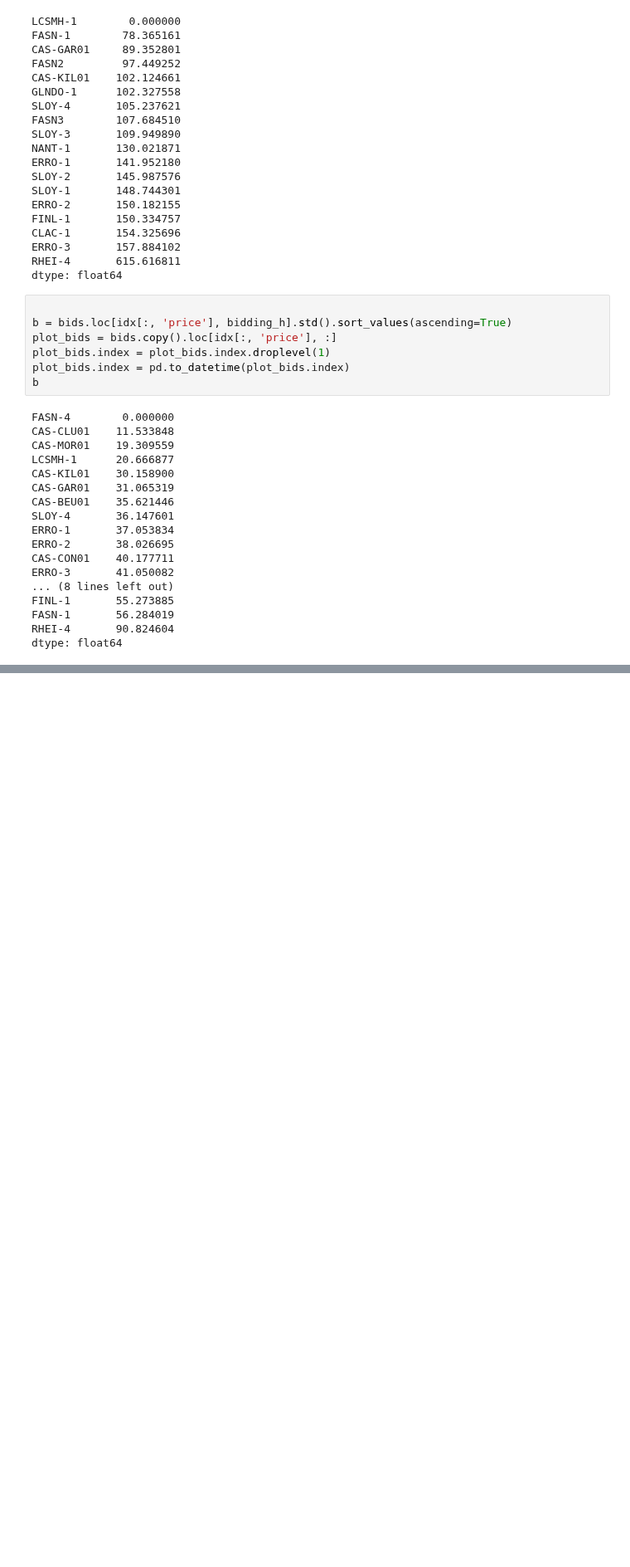
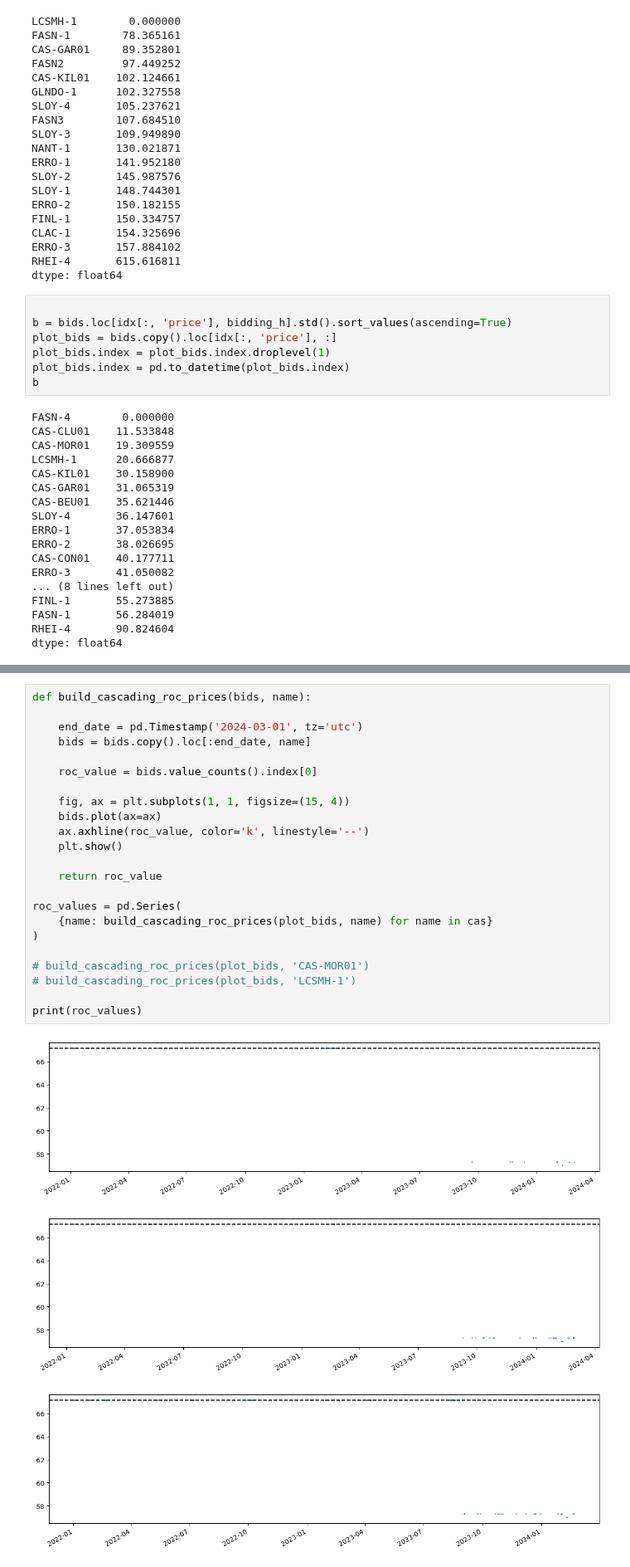
Before and after one commit to LukasFrankenQ/GBPower, a Jupyter notebook: notebooks/build_hydro.ipynb, the cells around one changed output, grey strips where cells are left out. Shown at 83% size. Saved outputs shown, nothing was run; the diff lists cells and outputs as text; blank space fills up the shorter version.

```diff
--- a/notebooks/build_hydro.ipynb
+++ b/notebooks/build_hydro.ipynb
@@ -149,0 +146,27 @@ plot_bids.loc[
+# %%
+def build_cascading_roc_prices(bids, name):
+
+    end_date = pd.Timestamp('2024-03-01', tz='utc')
+    bids = bids.copy().loc[:end_date, name]
+
+    roc_value = bids.value_counts().index[0]
+
+    fig, ax = plt.subplots(1, 1, figsize=(15, 4))
+    bids.plot(ax=ax)
+    ax.axhline(roc_value, color='k', linestyle='--')
+    plt.show()
+
+    return roc_value
+
+roc_values = pd.Series(
+    {name: build_cascading_roc_prices(plot_bids, name) for name in cas}
+)
+
+# build_cascading_roc_prices(plot_bids, 'CAS-MOR01')
+# build_cascading_roc_prices(plot_bids, 'LCSMH-1')
+
+print(roc_values)
+# %% [output]
+[figure, added]
+[figure, added]
+[figure, added]
```
Also changed, not shown: parts of 10 cells of this notebook, 2 other files.
